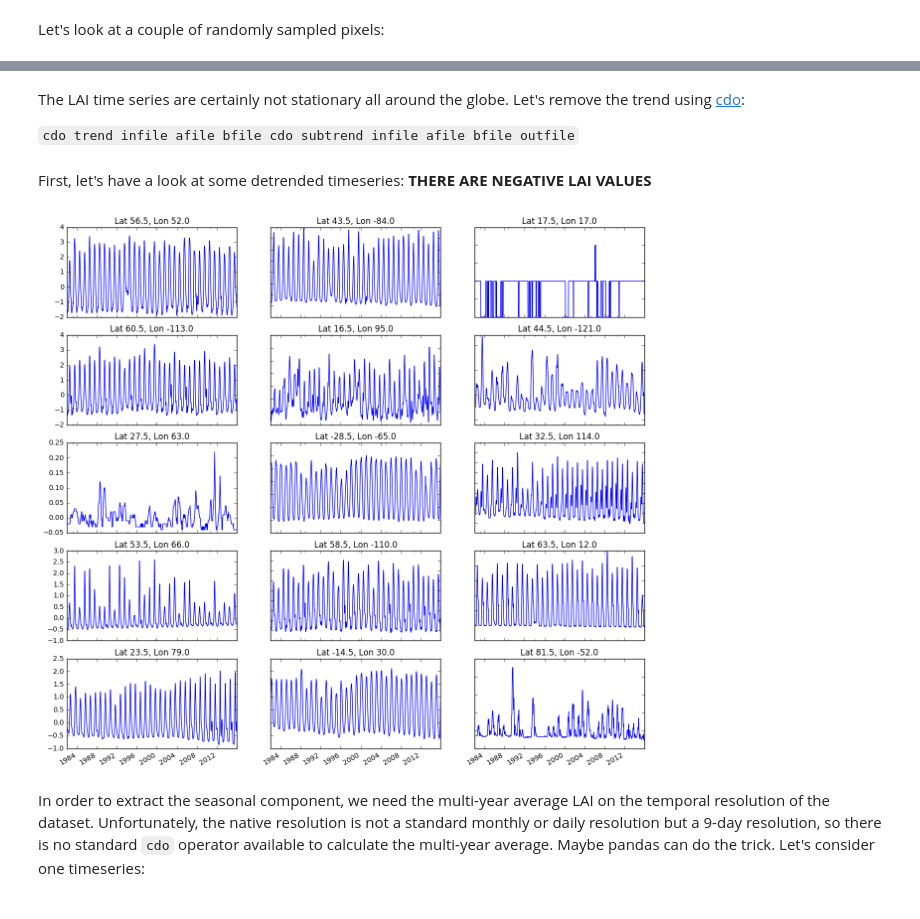
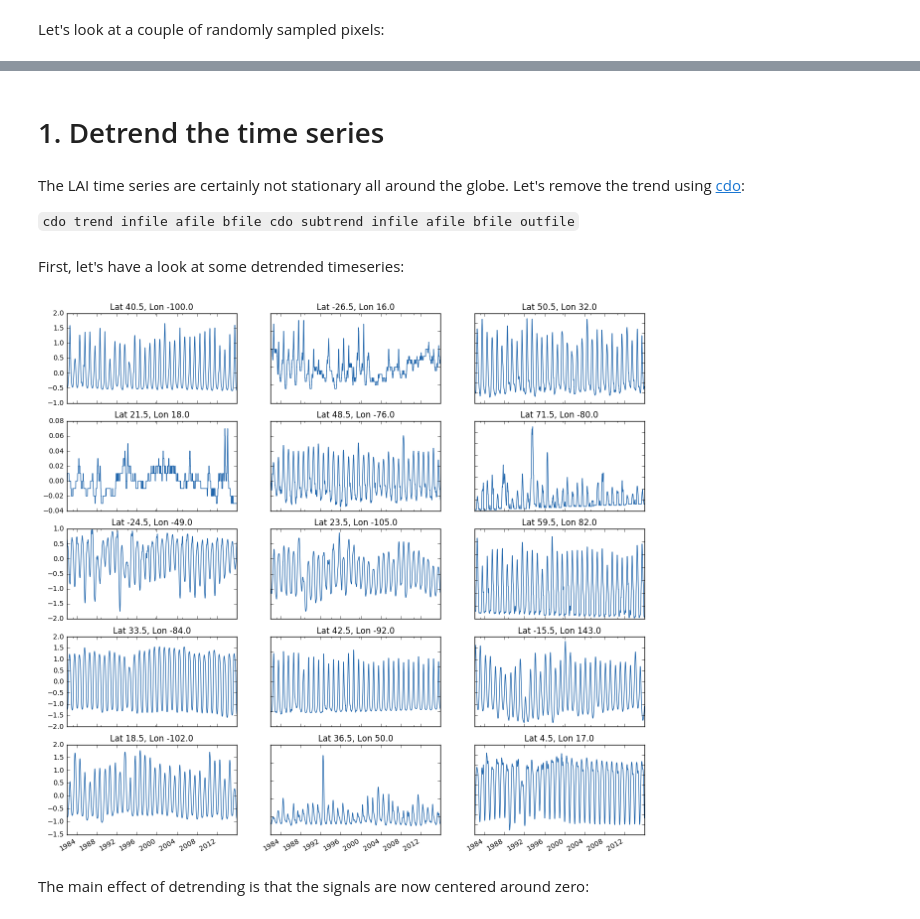
Before and after one commit to maffie/SAT-EX, a Jupyter notebook: weekly_LAI/weekly_LAI.ipynb, the cells around one changed output, grey strips where cells are left out. Cells and saved outputs as stored; diff of their text form; code cells hidden in the pictures.

```diff
--- a/weekly_LAI/weekly_LAI.ipynb
+++ b/weekly_LAI/weekly_LAI.ipynb
@@ -31,15 +45,23 @@ timestamps = LAI_netcdf.variables['time'][:]
 # %% [markdown]
 Let's look at a couple of randomly sampled pixels:
 # %%
-def show_timeseries(ndarr, ts, color='green'):
+def show_timeseries(ndarr, ts, color='#1b7837', reproduce=True):
     """
     Randomly sample 15 pixels, plot LAI time series.
     If a pixel with missing data is sampled, resample.
+
+    Arguments:
+    ndarr: 3d ndarray from netcdf file
+    ts: unix timestamps
+    reproduce: fix seed if True
     """
+
     fig, axes = plt.subplots(nrows=5, ncols=3, figsize=(15, 15))
-    c=0
+    if reproduce:
+        rd.seed(42) # set seed to sample the same pixels everytime
     for axrow in axes:
         for ax in axrow:
+
             # choose random pixel, resample if it's a sea pixel
             i, j = rd.randint(0, ndarr.shape[1]-1), rd.randint(0, ndarr.shape[2]-1)
 
@@ -49,7 +71,7 @@ def show_timeseries(ndarr, ts, color='green'):
             temp = pd.Series(ndarr[:, i,j], index=pd.to_datetime(ts+4383, unit='d'))
             temp.plot(ax=ax, kind='line', color=color,
                      sharex=True, sharey=True)
-
+            print(i, j)
             # add title
             ax.set_title('Lat {}, Lon {}'.format(lat[i],lon[j]))
 # %%
@@ -59,20 +96,23 @@ show_timeseries(LAI, ts=timestamps)
+# %% [markdown]
+# 1. Detrend the time series
 # %% [markdown]
 The LAI time series are certainly not stationary all around the globe. Let's remove the trend using [cdo](https://code.zmaw.de/projects/cdo/embedded/index.html#x1-5310002.10.2):
 
 `cdo trend infile afile bfile
 cdo subtrend infile afile bfile outfile`
 # %% [markdown]
-First, let's have a look at some detrended timeseries: **THERE ARE NEGATIVE LAI VALUES**
+First, let's have a look at some detrended timeseries:
 # %%
 LAI_detrend_netcdf = Dataset(os.path.join(filepath, 'GLASSLAI2', 'GLASSLAI_DETREND.nc'),
                      'r', format='NETCDF3')
 LAI_detrend_netcdf.set_auto_maskandscale(False)
 
-LAI_detrend = LAI_detrend_netcdf['LAI'][::]*float(LAI_netcdf.variables['LAI'].scale_factor)
+LAI_detrend = LAI_detrend_netcdf['LAI'][::]*float(LAI_detrend_netcdf.variables['LAI'].scale_factor)
 LAI_detrend = LAI_detrend[:,::-1,:]
-show_timeseries(LAI_detrend, color='blue', ts=timestamps)
 timestamps = LAI_detrend_netcdf.variables['time'][:]
+
+show_timeseries(LAI_detrend, color='#2166ac', ts=timestamps)
 # %% [output]
-[figure, old version]
+[figure, new version]
-# %% [markdown]
-In order to extract the seasonal component, we need the multi-year average LAI on the temporal resolution of the dataset. Unfortunately, the native resolution is not a standard monthly or daily resolution but a 9-day resolution, so there is no standard `cdo` operator available to calculate the multi-year average. Maybe pandas can do the trick. Let's consider one timeseries:
+# %% [markdown]
+The main effect of detrending is that the signals are now centered around zero:
```
Also changed, not shown: parts of 32 cells of this notebook.
